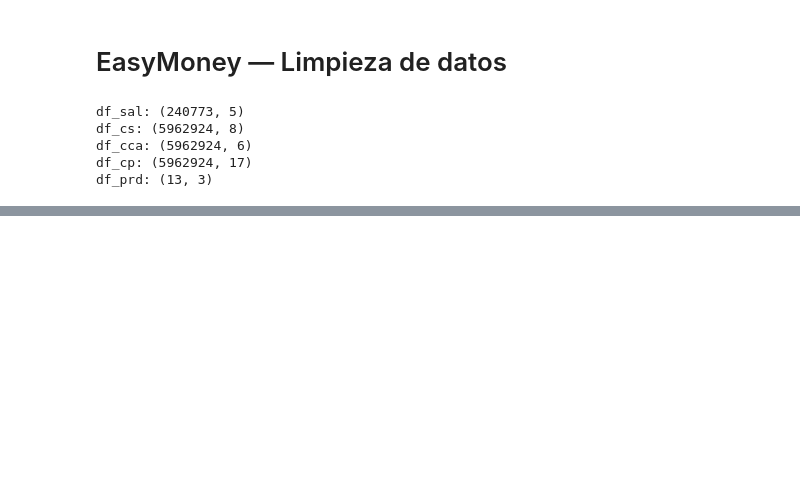
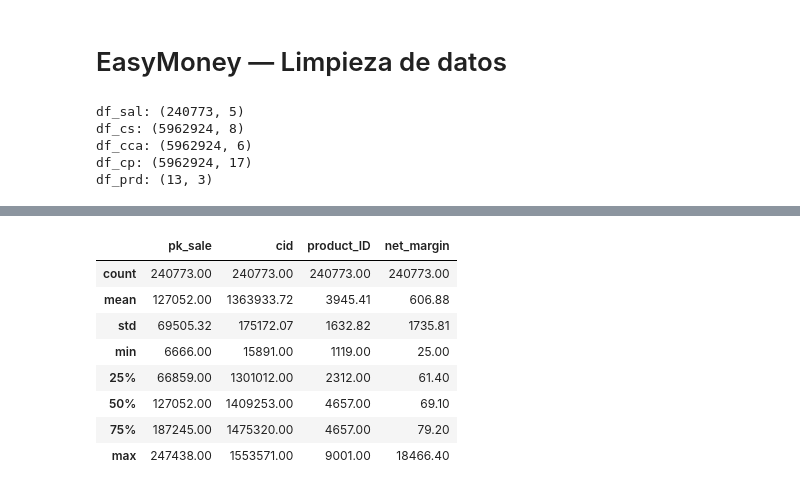
Before and after one commit to SandraMartinezg/grupo-1-dscesp-0226, a Jupyter notebook: Notebooks/01_limpieza.ipynb, the cells around one changed output, grey strips where cells are left out. Cells and saved outputs as stored; diff of their text form; code cells hidden in the pictures; blank space fills up the shorter version.

```diff
--- a/Notebooks/01_limpieza.ipynb
+++ b/Notebooks/01_limpieza.ipynb
@@ -28,0 +62,12 @@ df_prd: (13, 3)
+# %%
+df_sal.describe()
+# %% [output]
+|  | pk_sale | cid | product_ID | net_margin |
+| count | 240773.00 | 240773.00 | 240773.00 | 240773.00 |
+| mean | 127052.00 | 1363933.72 | 3945.41 | 606.88 |
+| std | 69505.32 | 175172.07 | 1632.82 | 1735.81 |
+| min | 6666.00 | 15891.00 | 1119.00 | 25.00 |
+| 25% | 66859.00 | 1301012.00 | 2312.00 | 61.40 |
+| 50% | 127052.00 | 1409253.00 | 4657.00 | 69.10 |
+| 75% | 187245.00 | 1475320.00 | 4657.00 | 79.20 |
+| max | 247438.00 | 1553571.00 | 9001.00 | 18466.40 |
```
Also changed, not shown: parts of 33 cells of this notebook.
